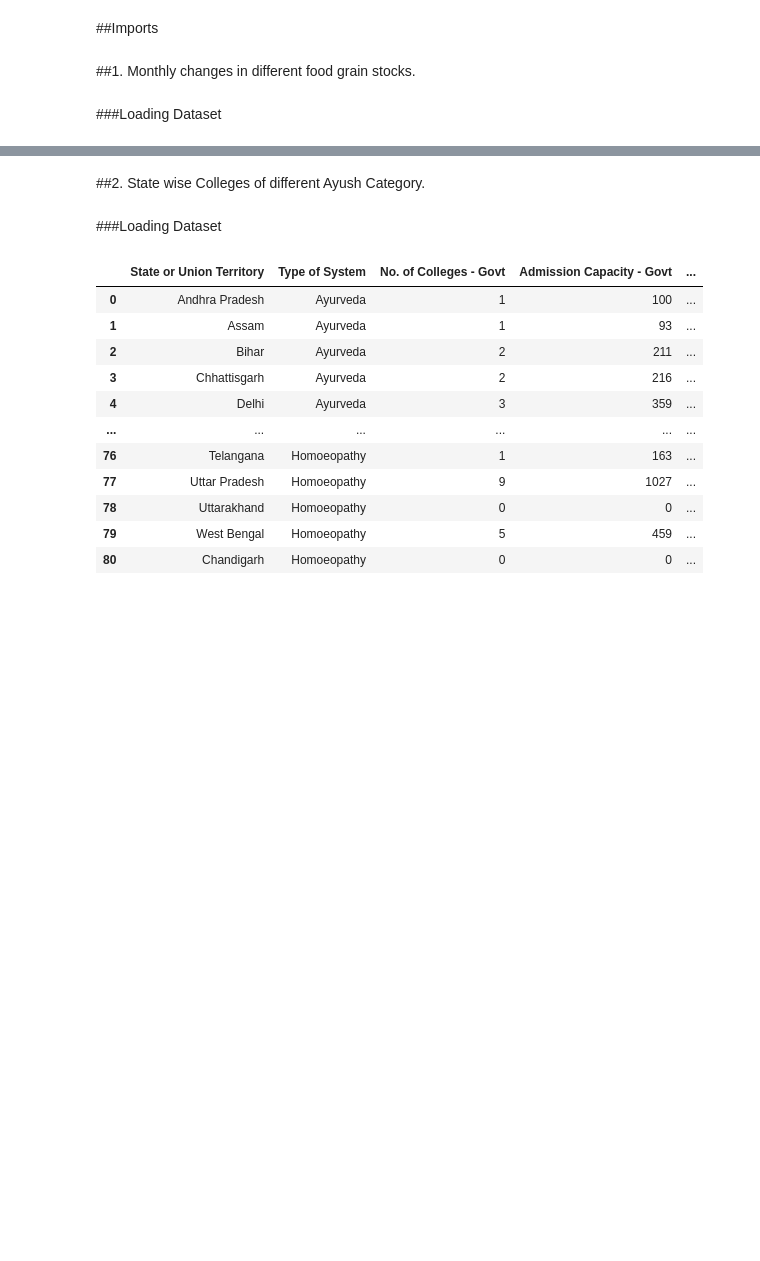
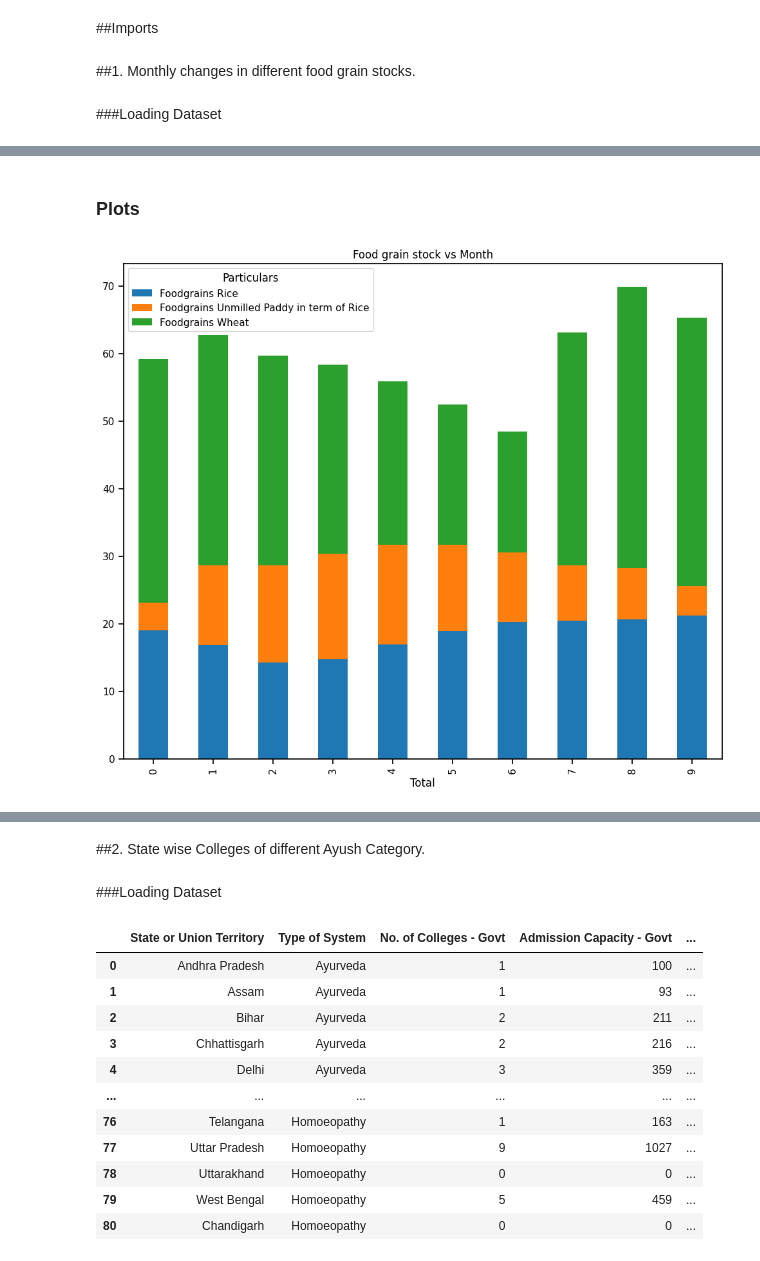
Before and after one commit to CyanTarantula/DV-Lab-4, a Jupyter notebook: B20AI050_DV_Lab4.ipynb, the cells around one changed output, grey strips where cells are left out. Cells and saved outputs as stored; diff of their text form; code cells hidden in the pictures; blank space fills up the shorter version.

```diff
--- a/B20AI050_DV_Lab4.ipynb
+++ b/B20AI050_DV_Lab4.ipynb
@@ -30,3 +30,13 @@ df1_pivot
 | 1 | Foodgrains Rice | Monthly | Ton mn | 19.03 | 16.85 | 14.22 | 14.70 | 16.94 | 18.88 | 20.28 | ... |
 | 2 | Foodgrains Unmilled Paddy in term... | Monthly | Ton mn | 4.11 | 11.73 | 14.41 | 15.62 | 14.77 | 12.76 | 10.28 | ... |
 | 3 | Foodgrains Wheat | Monthly | Ton mn | 36.10 | 34.10 | 31.07 | 28.05 | 24.20 | 20.84 | 17.83 | ... |
+# %%
+df1_T = df1_pivot.set_index('Particulars').T.reset_index()
+
+df1_T = df1_T.rename(columns={'index': 'Month'})
+
+df1_T = df1_T.drop(index=0)
+df1_T = df1_T.drop(index=1)
+df1_T = df1_T.reset_index()
+df1_T = df1_T.drop(columns=["index"])
+df1_T
@@ -32,0 +55,11 @@ df1_pivot
+# %% [markdown]
+### Plots
+# %%
+sns.set_context('notebook')
+fig = df1_T.plot(kind='bar', stacked=True, figsize=(12,10))
+fig.set_xlabel('Total')
+fig.set_title('Food grain stock vs Month')
+
+plt.show()
+# %% [output]
+[figure, added]
```
Also changed, not shown: parts of 3 cells of this notebook.
